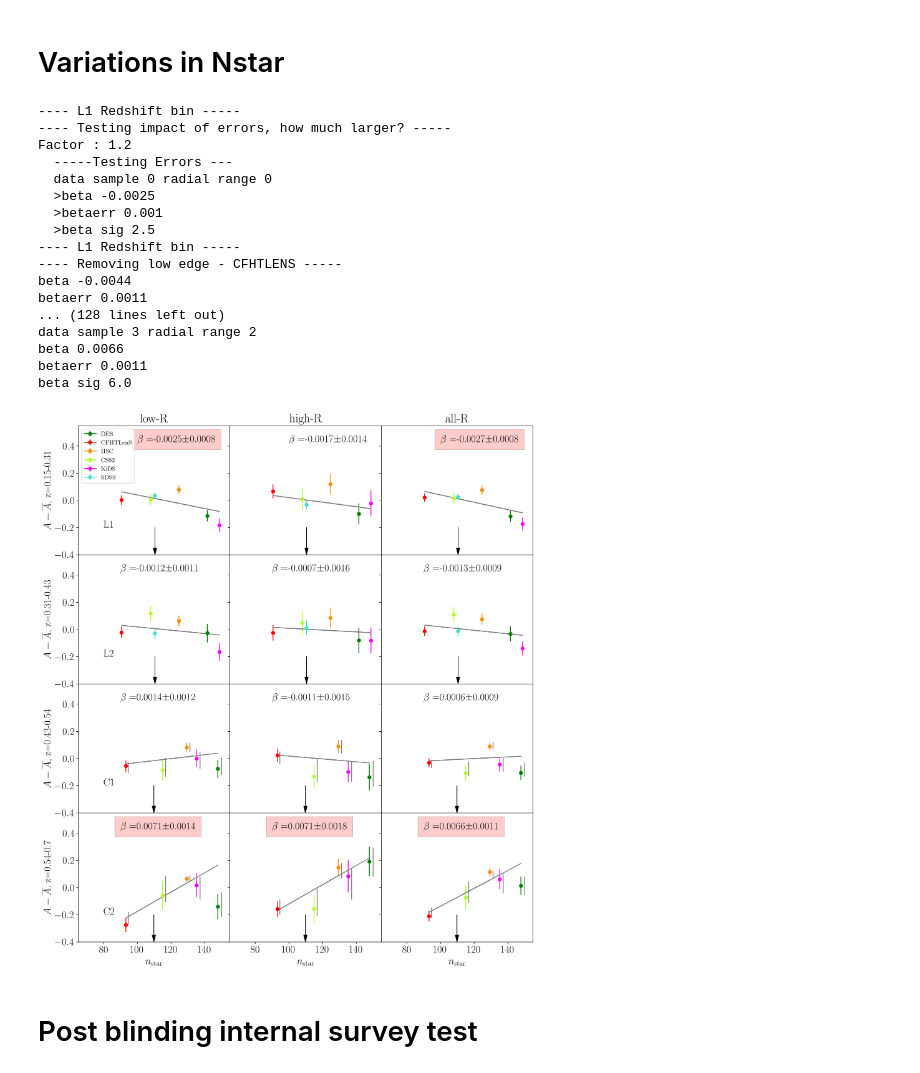
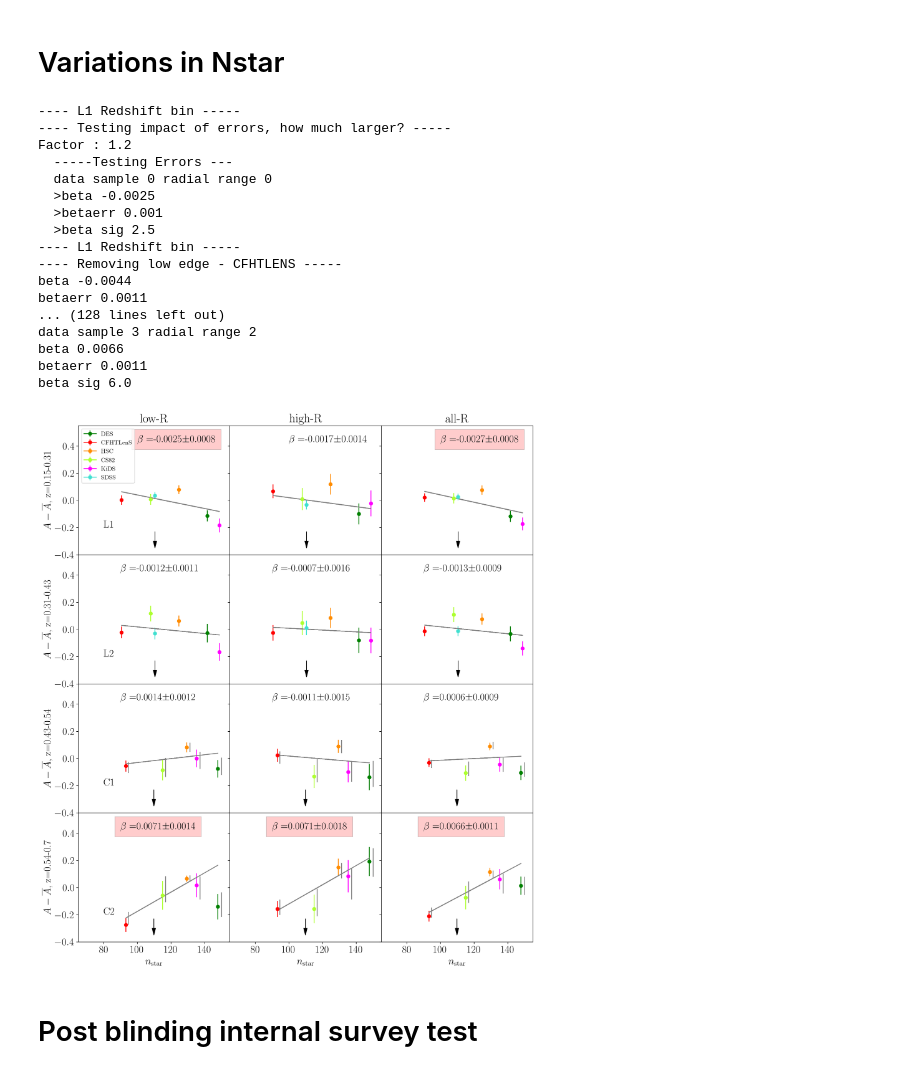
Before and after one commit to alexieleauthaud/lensingwithoutborders, a Jupyter notebook: MainLWBplots.ipynb, the cells around one changed output. Saved outputs shown, nothing was run; the diff lists cells and outputs as text; code cells hidden in the pictures.

```diff
--- a/MainLWBplots.ipynb
+++ b/MainLWBplots.ipynb
@@ -290,7 +290,7 @@ for r in range(0,4):       # One row is one data sample
             ax.errorbar(nstar[5],allamp[c,5]-meanamp,yerr=allamp_errs[c,5],color="turquoise",label="SDSS",marker='o')
 
         # Plot arrow for SDSS
-        ax.arrow(nstar[5], -0.2, 0, -0.15,head_width=2.0, head_length=0.05, fc='k', ec='k')
+        ax.arrow(nstar[5], -0.23, 0, -0.07,head_width=2.0, head_length=0.05, fc='k', ec='k')
 
         # Add the plots for UNWEIGHTED Signals
         # Only for CMASS
@@ -498,34 +498,34 @@ for r in range(0,4):       # One row is one data sample
                 ax.set_title("low-R")
             if (c==1):
                 ax.set_title("high-R")
             if (c==2):
                 ax.set_title("all-R")
 
 plt.subplots_adjust(left=0.3/10., right=1-0.3/10.0, bottom=0.5/5.0, top=1-0.5/5.0)
 plt.subplots_adjust(wspace=0.0,hspace=0.0)
 filename="./Figures/amps_nstar.pdf"
 plt.savefig(filename, bbox_inches='tight')
 plt.show()
 plt.close()
 # %% [output]
 ---- L1 Redshift bin -----
 ---- Testing impact of errors, how much larger? -----
 Factor : 1.2
   -----Testing Errors ---
   data sample 0 radial range 0
   >beta -0.0025
   >betaerr 0.001
   >beta sig 2.5
 ---- L1 Redshift bin -----
 ---- Removing low edge - CFHTLENS -----
 beta -0.0044
 betaerr 0.0011
 ... (128 lines left out)
 data sample 3 radial range 2
 beta 0.0066
 betaerr 0.0011
 beta sig 6.0
-[figure, old version]
+[figure, new version]
 # %% [markdown]
 # Post blinding internal survey test
 # %%
```
Also changed, not shown: parts of 5 cells of this notebook, 18 other files.
